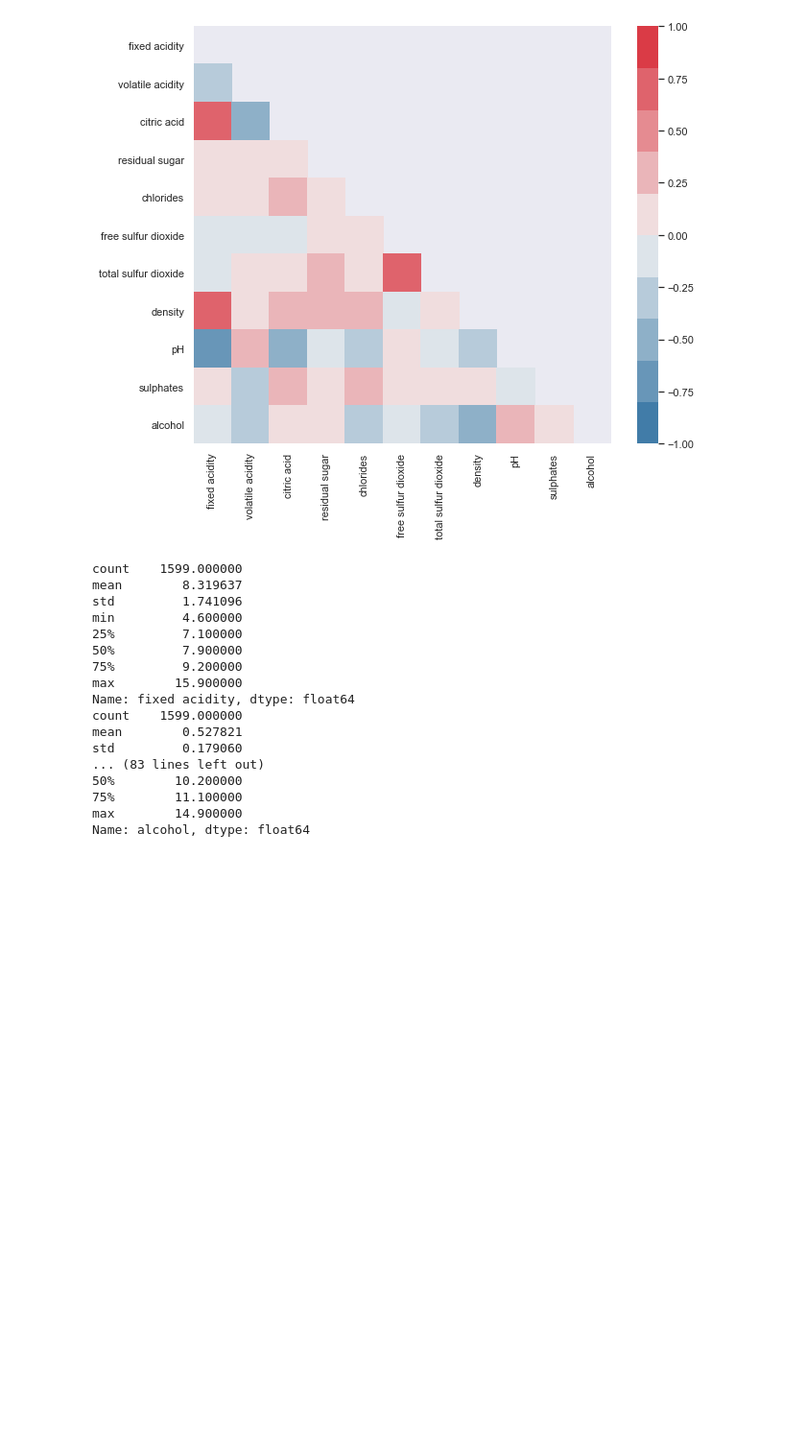
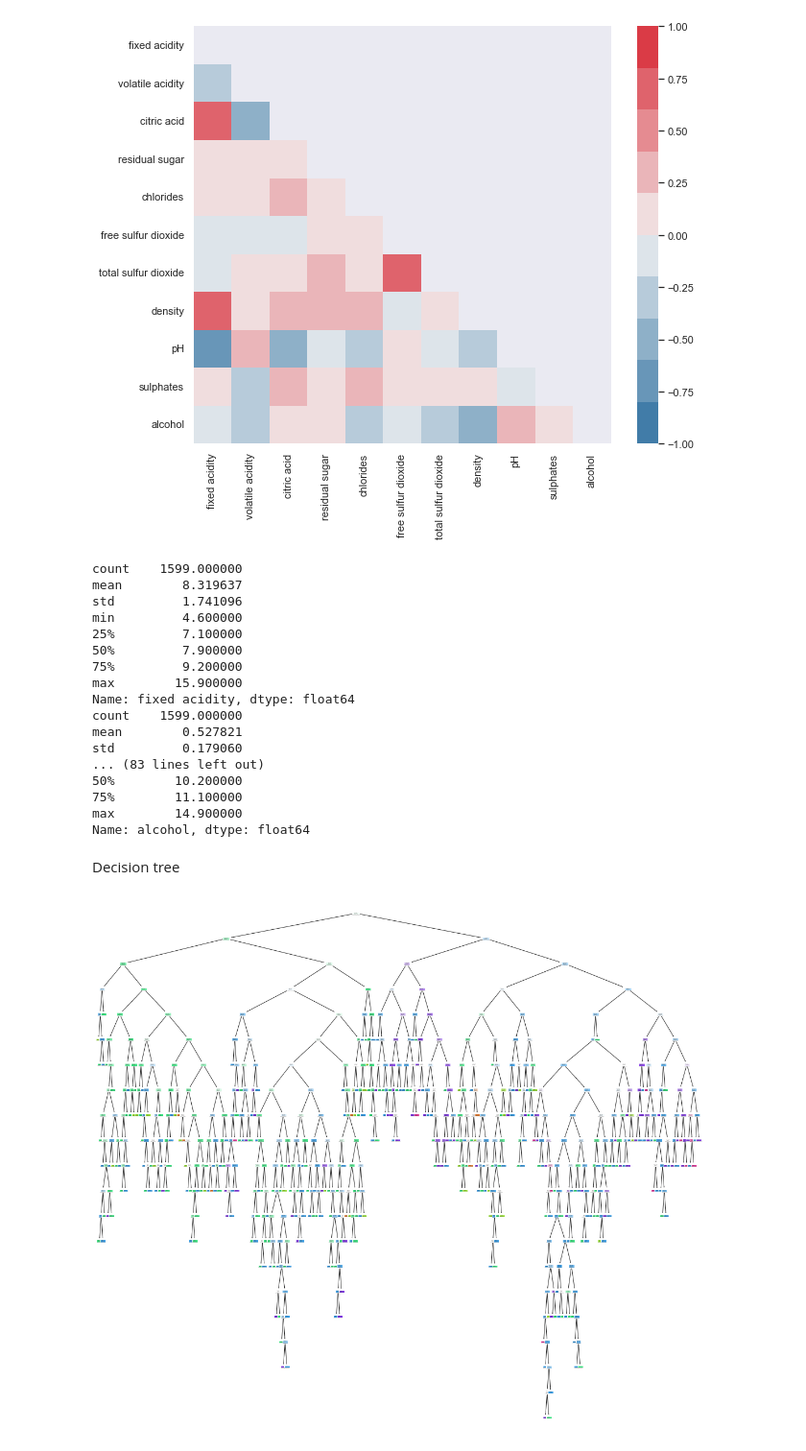
Before and after one commit to infoshareacademy/jdszr5-paradoma, a Jupyter notebook: 3_ML_project/wino.ipynb, the cells around one changed output. Shown at 96% size. Saved outputs shown, nothing was run; the diff lists cells and outputs as text; code cells hidden in the pictures; blank space fills up the shorter version.

Commit message:
pierszy commit; decision tree + random forest; optymalizacja parametrów + accuracy

```diff
--- a/3_ML_project/wino.ipynb
+++ b/3_ML_project/wino.ipynb
@@ -71,3 +86,21 @@ std         0.179060
 75%        11.100000
 max        14.900000
 Name: alcohol, dtype: float64
+# %% [markdown]
+Decision tree
+# %%
+Y = data[target_label]
+X = data[feature_list]
+X_train, X_test, y_train, y_test = train_test_split(X, Y, test_size=0.2, random_state=0)
+# %%
+tree_data = DecisionTreeClassifier(random_state=0)
+tree_data.fit(X_train, y_train)
+
+plt.figure(figsize = (20, 18))
+
+plot_tree(tree_data,
+          # feature_names = tree_data.feature_list,
+          # class_names = tree_data.target_label,
+          filled=True);
+# %% [output]
+[figure, added]
```
Also changed, not shown: parts of 19 cells of this notebook.
